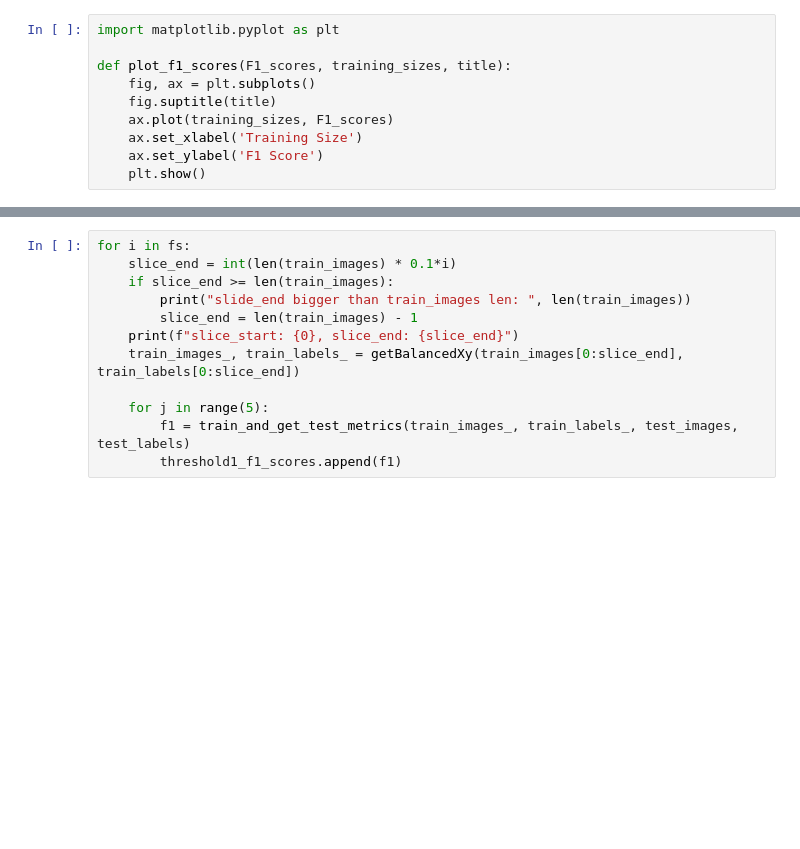
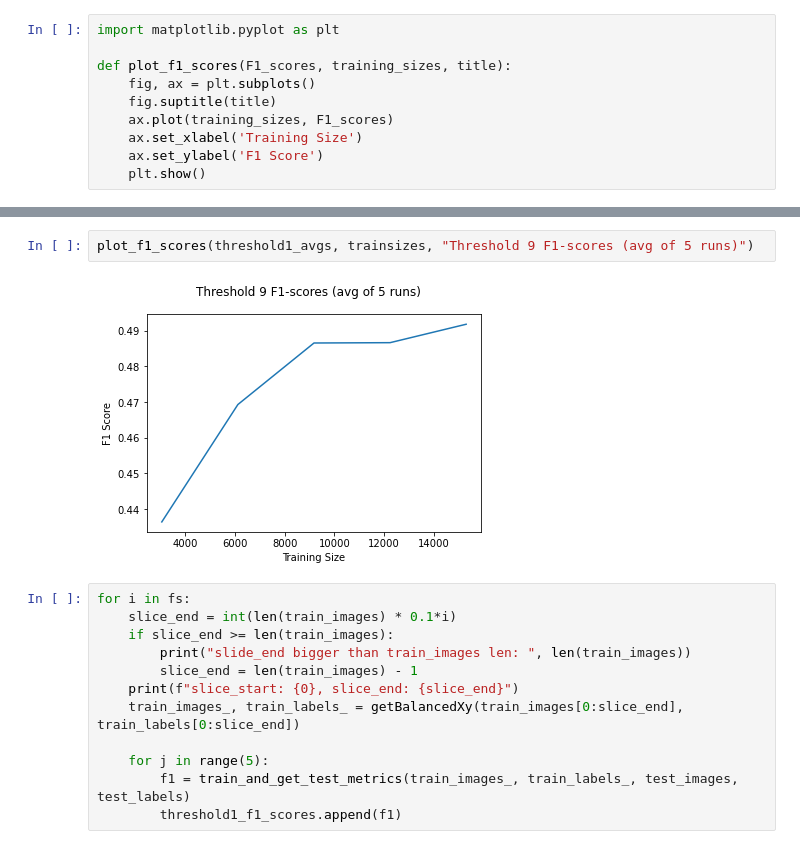
Before and after one commit to ConanBacterium/BCThesis, a Jupyter notebook: gradient boosted tree on NEW BALANCED FUNGAI ICIAR.ipynb, the cells around one changed output, grey strips where cells are left out. Drawn from its saved outputs; the diff is of its cells as text; blank space fills up the shorter version.

```diff
--- a/gradient boosted tree on NEW BALANCED FUNGAI ICIAR.ipynb
+++ b/gradient boosted tree on NEW BALANCED FUNGAI ICIAR.ipynb
@@ -299,3 +343,7 @@ dict_keys(['trainsize'])
+# %%
+plot_f1_scores(threshold1_avgs, trainsizes, "Threshold 9 F1-scores (avg of 5 runs)")
+# %% [output]
+[figure, added]
 # %%
 for i in fs:
     slice_end = int(len(train_images) * 0.1*i)
```
Also changed, not shown: parts of 3 cells of this notebook.
